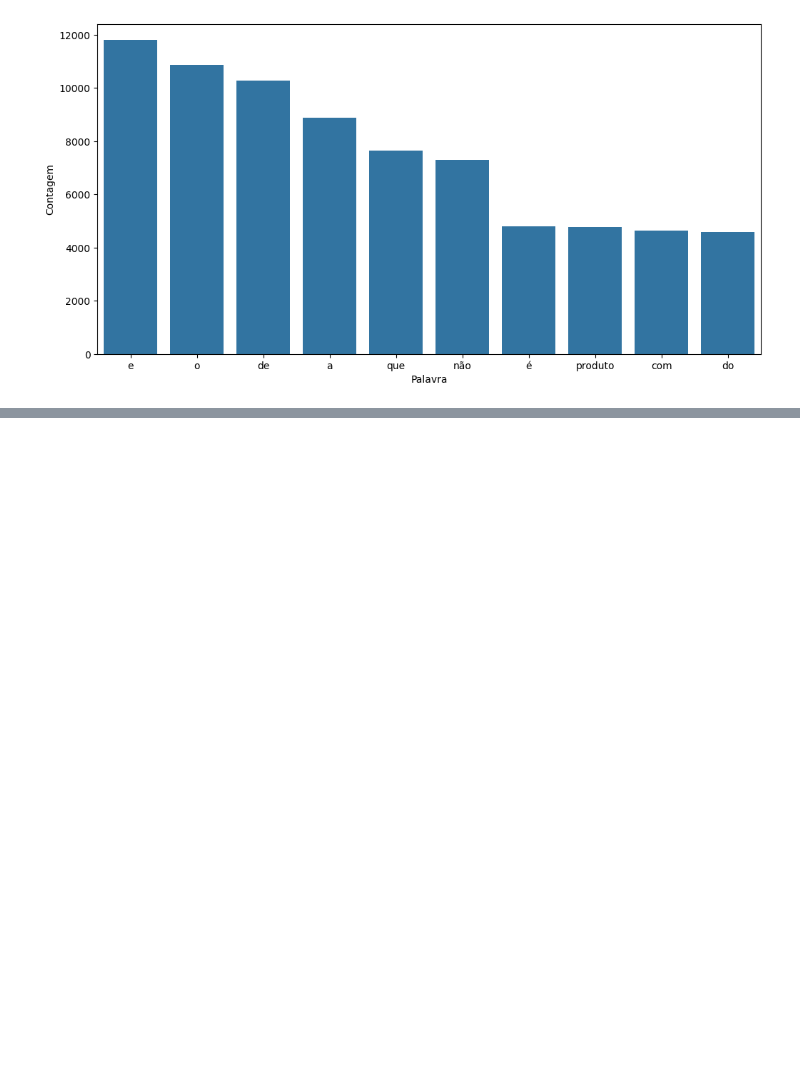
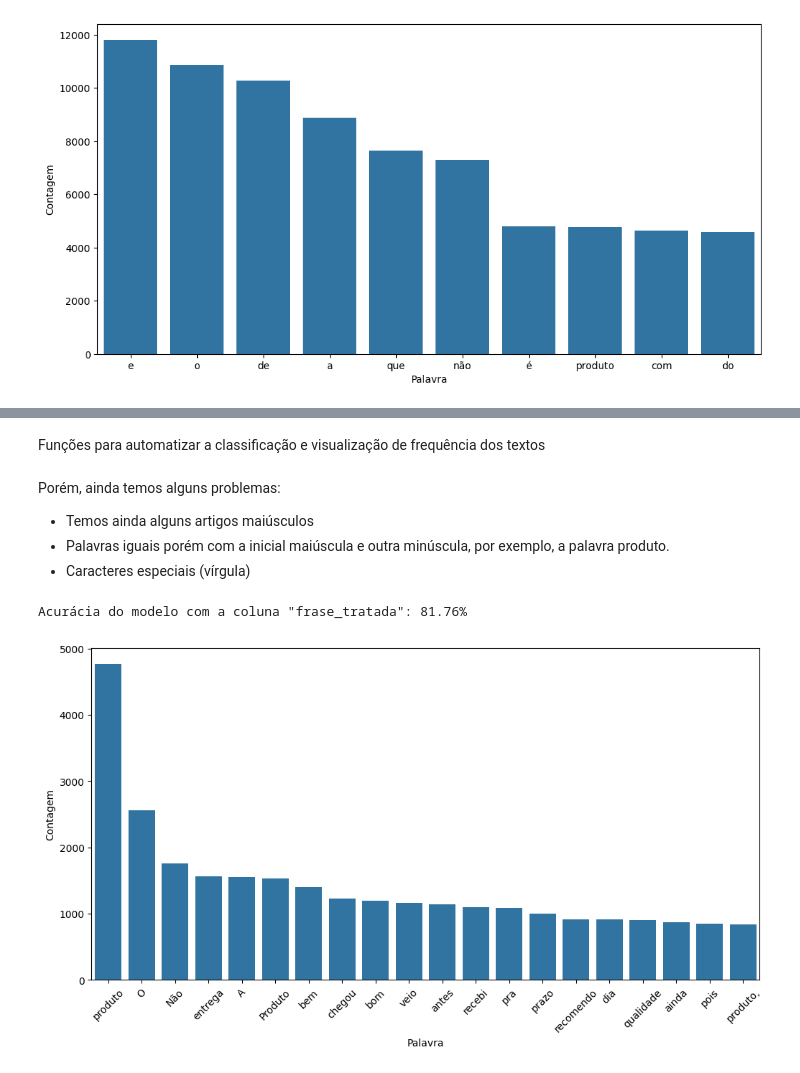
Before and after one commit to DiogoBotton/Machine_Learning_Training_Learn, a Jupyter notebook: Processamento_Linguagem_Natural/Analise_sentimento/avaliacoes.ipynb, the cells around one changed output, grey strips where cells are left out. Cells and saved outputs as stored; diff of their text form; code cells hidden in the pictures; blank space fills up the shorter version.

```diff
--- a/Processamento_Linguagem_Natural/Analise_sentimento/avaliacoes.ipynb
+++ b/Processamento_Linguagem_Natural/Analise_sentimento/avaliacoes.ipynb
@@ -276,0 +252,6 @@ ax.set(ylabel='Contagem', xlabel='Palavra')
+# %%
+from nltk.corpus import stopwords
+
+# stopword.words('portuguese') adquire um array de todas as 'stopwords' da lingua portuguesa
+palavras_irrelevantes = stopwords.words('portuguese')
+#palavras_irrelevantes
@@ -276,0 +279,45 @@ ax.set(ylabel='Contagem', xlabel='Palavra')
+# %% [markdown]
+Funções para automatizar a classificação e visualização de frequência dos textos
+# %%
+# Treina e testa um modelo
+def classificar_texto(data, coluna_texto, coluna_classificacao):
+    vetorizar = CountVectorizer(lowercase=False, max_features=50)
+    bag_of_words = vetorizar.fit_transform(data[coluna_texto])
+
+    SEED = 42
+    X_train, X_test, y_train, y_test = train_test_split(bag_of_words, data[coluna_classificacao], random_state=SEED)
+
+    regressao_logistica = LogisticRegression()
+    regressao_logistica.fit(X_train, y_train)
+
+    acuracia = regressao_logistica.score(X_test, y_test)
+    print(f'Acurácia do modelo com a coluna "{coluna_texto}": {acuracia*100:.2f}%')
+
+# Gera um gráfico de barras sobre a frequência das palavras
+def grafico_frequencia(data, coluna_texto, quantidade):
+    todas_palavras = ' '.join([texto for texto in data[coluna_texto]])
+    tokenizador = tokenize.WhitespaceTokenizer()
+    frequencia = FreqDist(tokenizador.tokenize(todas_palavras))
+
+    df_frequencia = pd.DataFrame({
+        "palavra": list(frequencia.keys()),
+        "frequencia": list(frequencia.values())
+    })
+
+    df_frequencia.sort_values('frequencia', ascending=False, inplace=True)
+
+    plt.figure(figsize=(12,6))
+    ax = sns.barplot(df_frequencia.head(quantidade), x='palavra', y='frequencia')
+    ax.set(ylabel='Contagem', xlabel='Palavra')
+    plt.xticks(rotation=45)
+# %% [markdown]
+Porém, ainda temos alguns problemas:
+- Temos ainda alguns artigos maiúsculos
+- Palavras iguais porém com a inicial maiúscula e outra minúscula, por exemplo, a palavra produto.
+- Caracteres especiais (vírgula)
+# %%
+classificar_texto(df, 'frase_tratada', 'sentimento')
+grafico_frequencia(df, 'frase_tratada', 20)
+# %% [output]
+Acurácia do modelo com a coluna "frase_tratada": 81.76%
+[figure, added]
```
Also changed, not shown: parts of 20 cells of this notebook, 1 other file.
